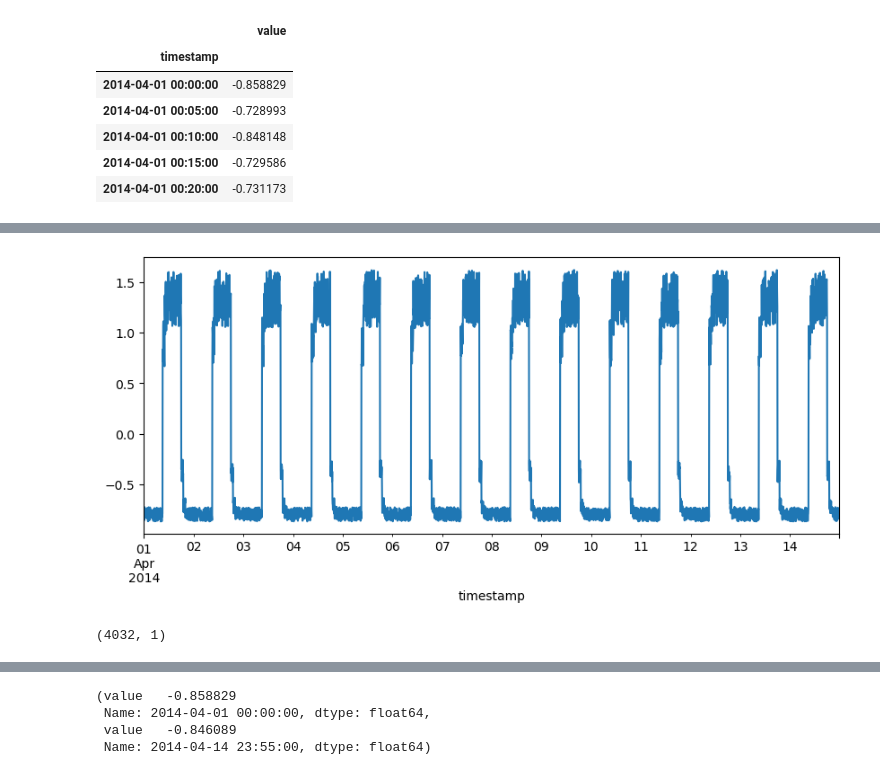
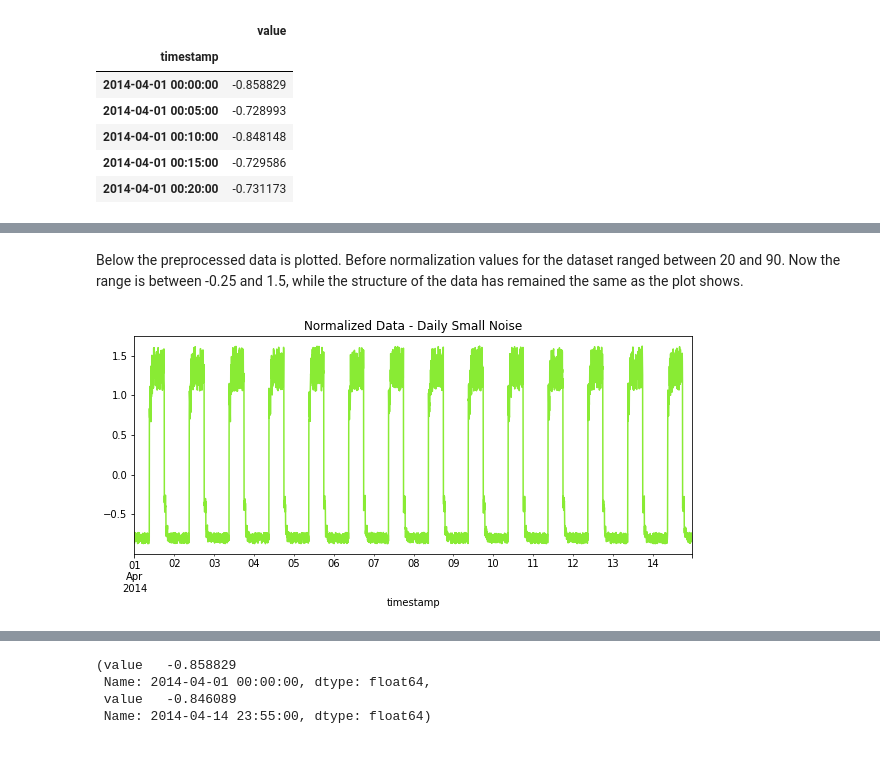
Before and after one commit to katemcg93/ML_Stats, a Jupyter notebook: Topic 5 - Keras Time Series Anomaly Detection.ipynb, the cells around one changed output, grey strips where cells are left out. Cells and saved outputs as stored; diff of their text form; code cells hidden in the pictures.

```diff
--- a/Topic 5 - Keras Time Series Anomaly Detection.ipynb
+++ b/Topic 5 - Keras Time Series Anomaly Detection.ipynb
@@ -275,13 +279,11 @@ df_small_noise['value'].std(), df_small_noise['less_mean'].std(), df_small_noise
+# %% [markdown]
+Below the preprocessed data is plotted. Before normalization values for the dataset ranged between 20 and 90. Now the range is between -0.25 and 1.5, while the structure of the data has remained the same as the plot shows.
 # %%
 #
 fig, ax = plt.subplots(figsize=(10,4))
 
 # Use pandas to plot data frame.
-df_train_vals.plot(legend=False, ax=ax);
+df_train_vals.plot(legend=False, ax=ax, color="#89eb34");
+ax.set_title("Normalized Data - Daily Small Noise");
 # %% [output]
-[figure, old version]
+[figure, new version]
-# %%
-#
-df_train_vals.shape
-# %% [output]
-(4032, 1)
```
Also changed, not shown: parts of 58 cells of this notebook.
